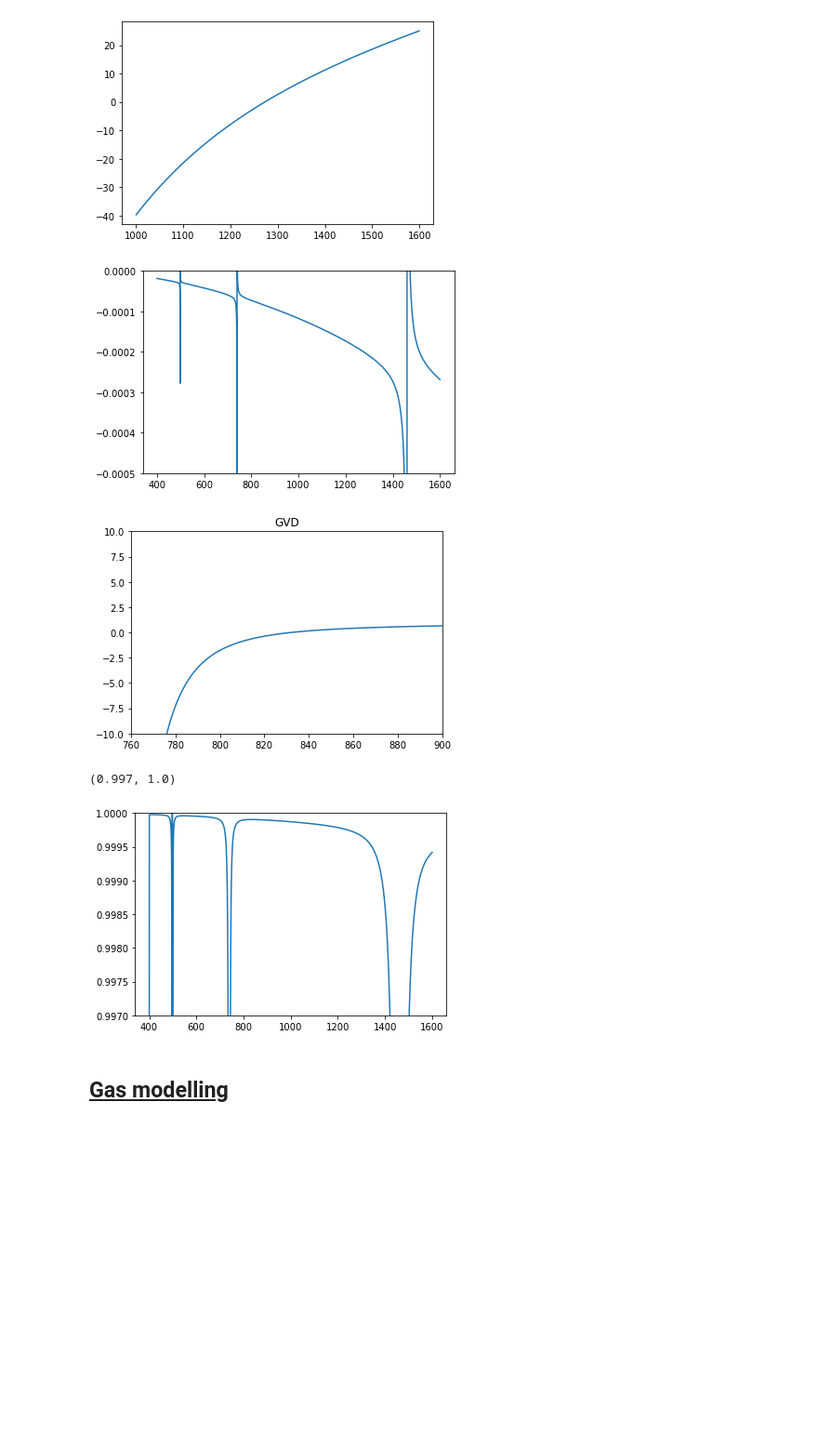
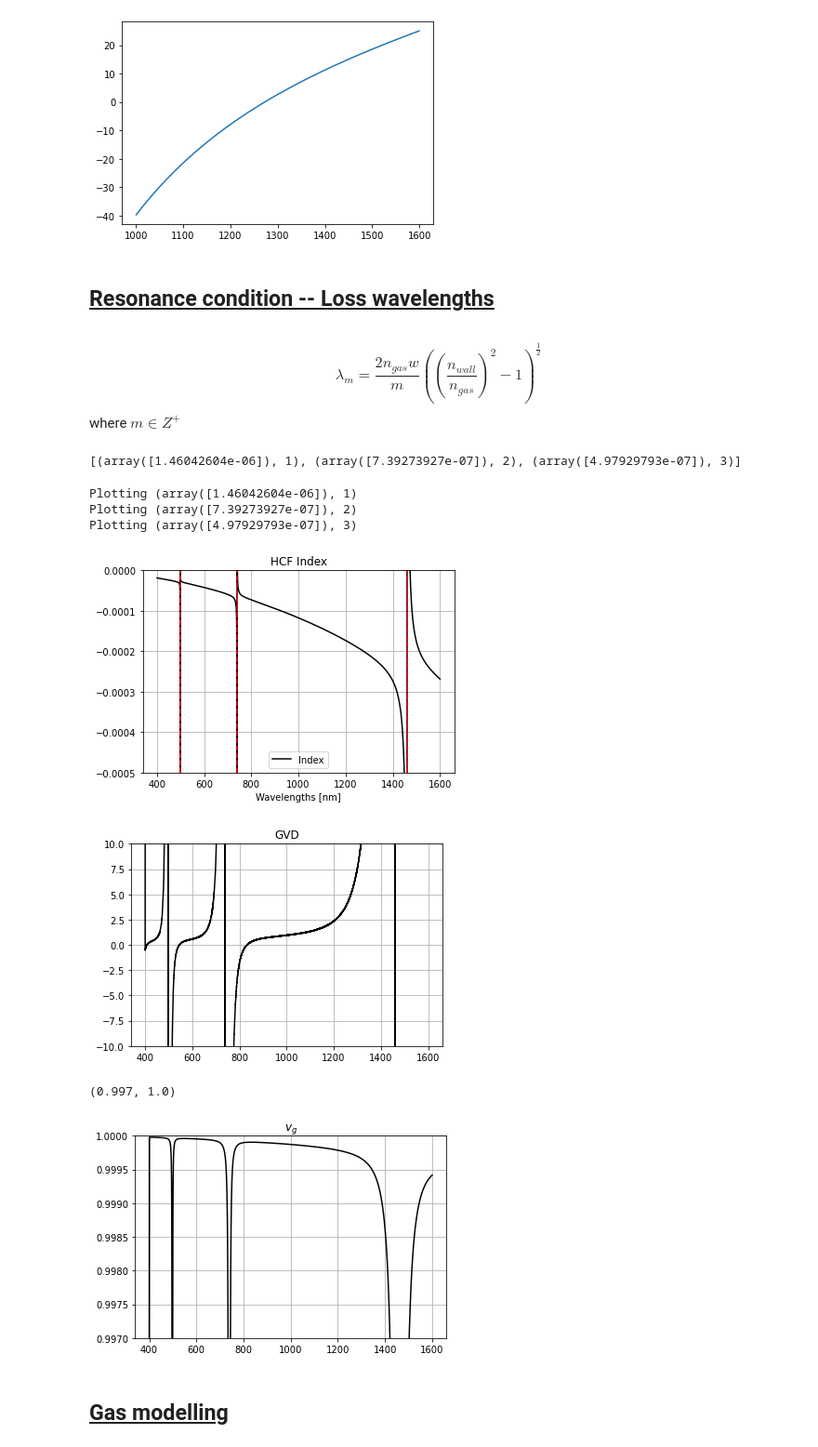
Before and after one commit to jmorse2020/FYP_Simulations, a Jupyter notebook: Modelling-tests copy.ipynb, the cells around one changed output. Shown at 93% size. Saved outputs shown, nothing was run; the diff lists cells and outputs as text; code cells hidden in the pictures; blank space fills up the shorter version.

```diff
--- a/Modelling-tests copy.ipynb
+++ b/Modelling-tests copy.ipynb
@@ -122,29 +122,73 @@ plt.plot(wavelengths[1: len(wavelengths) - 1], GVD[1: len(wavelengths) - 1])
 # %% [output]
 [<matplotlib.lines.Line2D at 0x...>]
 [figure]
+# %% [markdown]
+## <u> Resonance condition -- Loss wavelengths </u>
+# %% [markdown]
+$$
+\lambda_m = \frac{2 n_{gas} w}{m} \left( \left( \frac{n_{wall}}{n_{gas}} \right)^2 - 1\right)^{\frac{1}{2}}
+$$
+where $m\in Z^+$
+# %%
+m = [1, 2, 3]
+def find_loss_wavelengths(w, n_gas, n_wall, wavelengths, ms):
+    lambda_ms = []
+    for m in ms:
+        # print(n_wall(wavelengths*1e9))
+        m_val = (2 * n_gas(wavelengths) * w / wavelengths) * ( (n_wall(wavelengths * 1e9) / n_gas(wavelengths))**2 - 1 )**(1/2)
+        # print("M_val")
+        # print(m_val)
+        differences = np.abs(m - m_val)
+        # print(differences)
+        idx = np.where(min(differences) == differences)[0]
+        lambda_ms.append((wavelengths[idx], m))
+    return lambda_ms
+
+wavelengths = np.linspace(0.4e-6, 1.6e-6, 10000)
+ms = find_loss_wavelengths(w = 0.7e-6, n_gas = RefractiveIndexClass.RefractiveIndex.n_air, n_wall = RefractiveIndexClass.RefractiveIndex.n_fs, wavelengths=wavelengths, ms=m)
+print(ms)
+# %% [output]
+[(array([1.46042604e-06]), 1), (array([7.39273927e-07]), 2), (array([4.97929793e-07]), 3)]
 # %%
-wavelengths = np.linspace(400, 1600, 10000)
+wavelengths = np.linspace(400, 1600, 100000)
+
 index = RefractiveIndexClass.RefractiveIndex.HCF(wavelengths=wavelengths, R=25e-6,part="R")
-plt.plot(wavelengths, (index - 1))
+plt.plot(wavelengths, (index - 1), color='k', label = "Index")
+plt.xlabel("Wavelengths [nm]")
+for m in ms:
+    print(f"Plotting {m}")
+    plt.axvline(m[0]*1e9, color='r', linestyle='--')
+# index_im = RefractiveIndexClass.RefractiveIndex.HCF(wavelengths=wavelengths, R=25e-6,part="I")
+# plt.plot(wavelengths, (index_im - 1), label="Loss", color='r')
+plt.legend()
+plt.title("HCF Index")
+plt.grid()
 plt.ylim([-5e-4, 0])
 plt.show()
 wavelengths = wavelengths
 # plt.plot(wavelengths, index)
 beta_HCF = beta_lambda(index, wavelengths)
 GVD_HCF = GVD_lambda(beta_HCF, wavelengths)
-plt.plot(wavelengths, np.array(GVD_HCF))
+plt.title("GVD")
+plt.plot(wavelengths, np.array(GVD_HCF), color='k')
+plt.grid()
 plt.title("GVD")
 plt.ylim([-10, 10])
-plt.xlim(760, 900)
+# plt.xlim(760, 900)
 plt.show()
-plt.plot(wavelengths, np.array(Vg_lambda(beta_HCF, wavelengths)) / 3e17)
+plt.plot(wavelengths, np.array(Vg_lambda(beta_HCF, wavelengths)) / 3e17, color='k')
+plt.grid()
+plt.title(r"$v_g$")
 # plt.xlim(0.4e-6, 1.4e-6)
 plt.ylim([0.9970, 1])
 # %% [output]
+Plotting (array([1.46042604e-06]), 1)
+Plotting (array([7.39273927e-07]), 2)
+Plotting (array([4.97929793e-07]), 3)
-[figure, old version]
+[figure, new version]
-[figure, old version]
+[figure, new version]
-(0.997, 1.0)
+(0.997, 1.0)
-[figure, old version]
+[figure, new version]
 # %% [markdown]
 ## <u> Gas modelling </u>
 # %%
```
Also changed, not shown: parts of 2 cells of this notebook, 2 other files.
